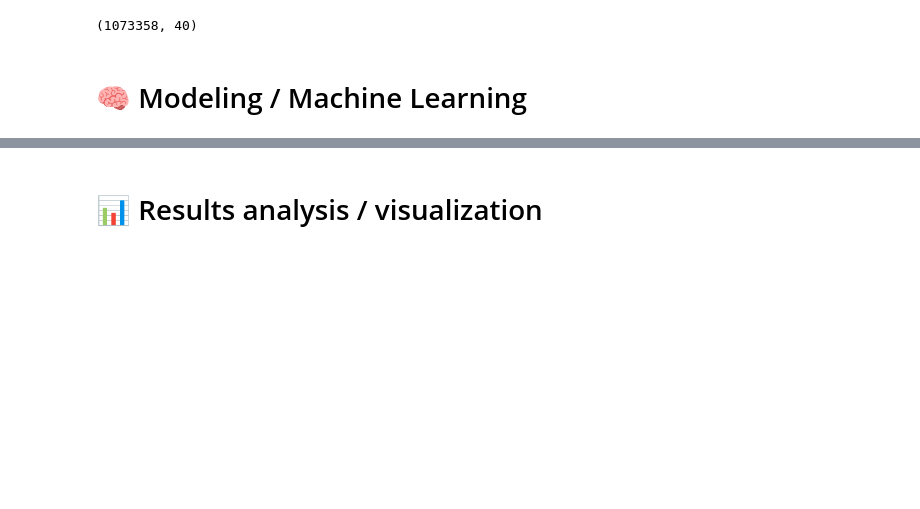
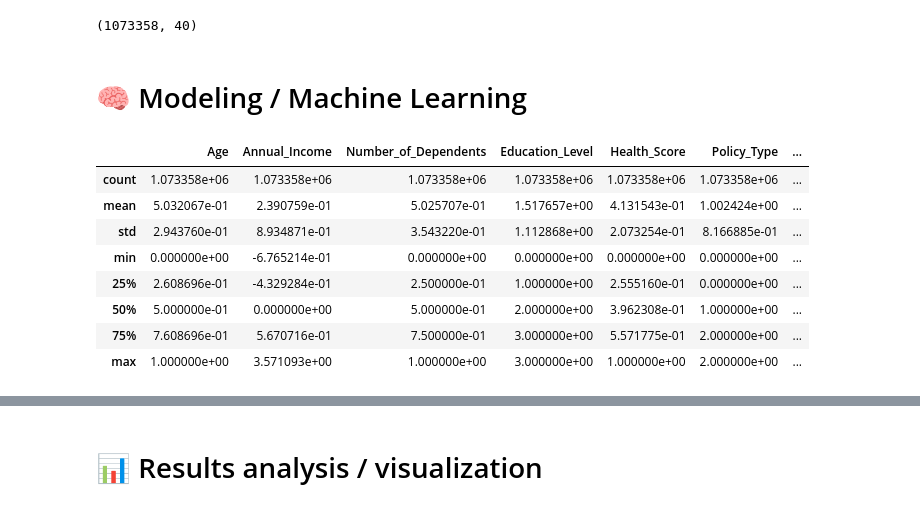
Before and after one commit to thcarole1/Regression_with_an_Insurance_Dataset, a Jupyter notebook: notebooks/00_Insurance Premium Prediction.ipynb, the cells around one changed output, grey strips where cells are left out. Cells and saved outputs as stored; diff of their text form; code cells hidden in the pictures; blank space fills up the shorter version.

```diff
--- a/notebooks/00_Insurance Premium Prediction.ipynb
+++ b/notebooks/00_Insurance Premium Prediction.ipynb
@@ -707,0 +675,12 @@ y = data[target_name]
+# %%
+X.describe()
+# %% [output]
+|  | Age | Annual_Income | Number_of_Dependents | Education_Level | Health_Score | Policy_Type | ... |
+| count | 1.073358e+06 | 1.073358e+06 | 1.073358e+06 | 1.073358e+06 | 1.073358e+06 | 1.073358e+06 | ... |
+| mean | 5.032067e-01 | 2.390759e-01 | 5.025707e-01 | 1.517657e+00 | 4.131543e-01 | 1.002424e+00 | ... |
+| std | 2.943760e-01 | 8.934871e-01 | 3.543220e-01 | 1.112868e+00 | 2.073254e-01 | 8.166885e-01 | ... |
+| min | 0.000000e+00 | -6.765214e-01 | 0.000000e+00 | 0.000000e+00 | 0.000000e+00 | 0.000000e+00 | ... |
+| 25% | 2.608696e-01 | -4.329284e-01 | 2.500000e-01 | 1.000000e+00 | 2.555160e-01 | 0.000000e+00 | ... |
+| 50% | 5.000000e-01 | 0.000000e+00 | 5.000000e-01 | 2.000000e+00 | 3.962308e-01 | 1.000000e+00 | ... |
+| 75% | 7.608696e-01 | 5.670716e-01 | 7.500000e-01 | 3.000000e+00 | 5.571775e-01 | 2.000000e+00 | ... |
+| max | 1.000000e+00 | 3.571093e+00 | 1.000000e+00 | 3.000000e+00 | 1.000000e+00 | 2.000000e+00 | ... |
```
Also changed, not shown: parts of 24 cells of this notebook.
